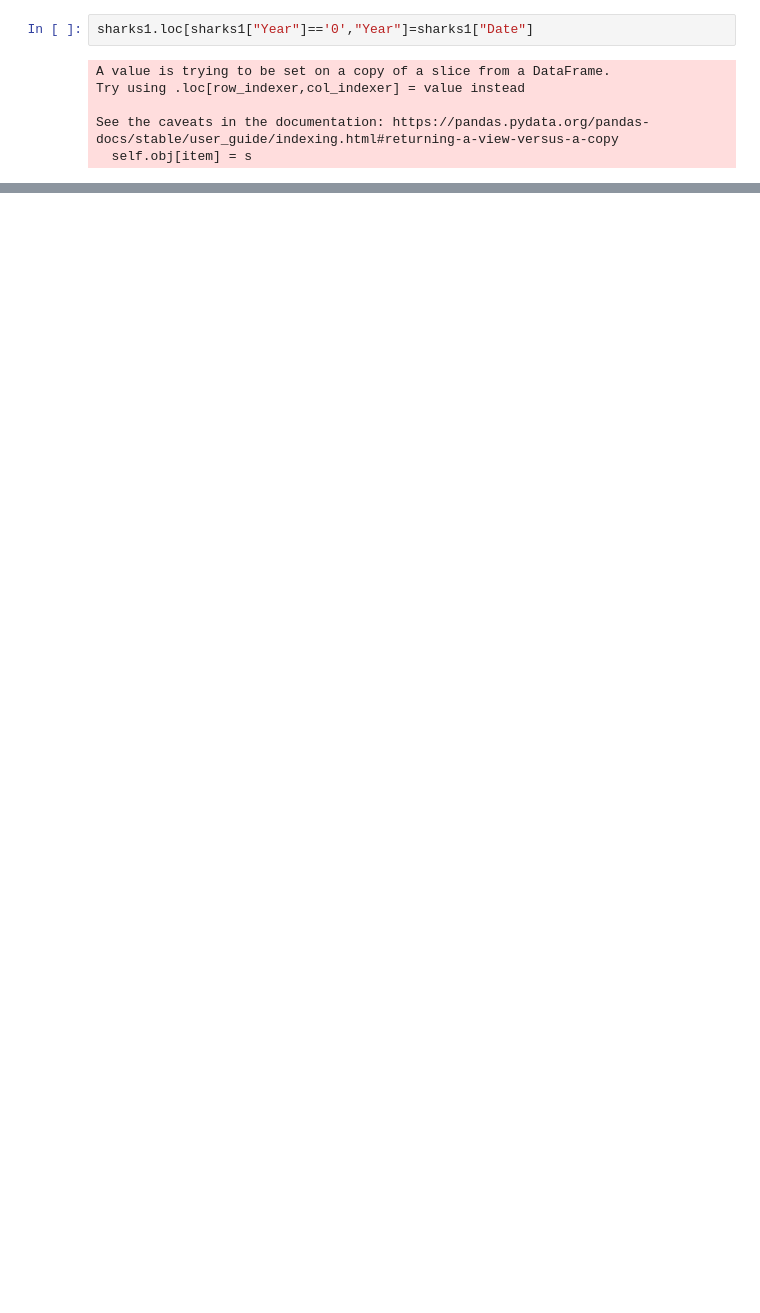
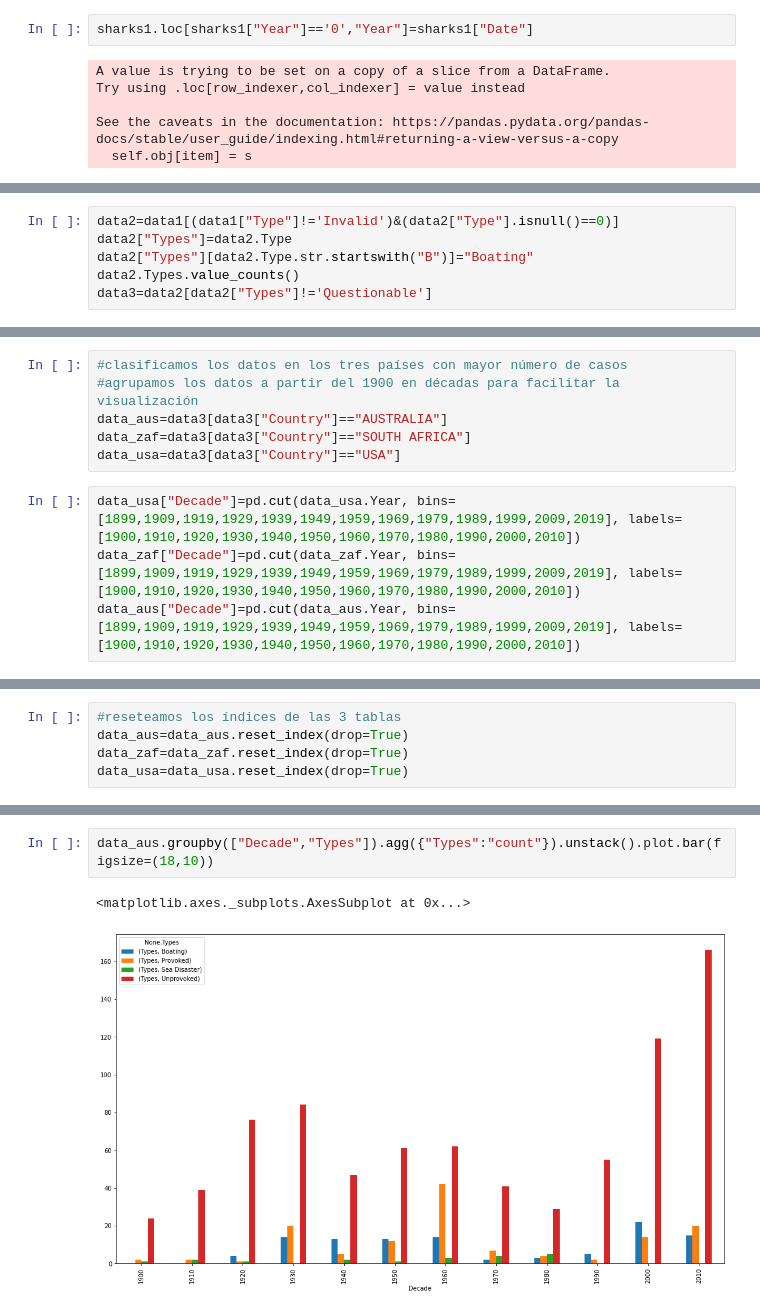
Before and after one commit to sofiavpuebla/sharksharkieshark, a Jupyter notebook: data-wrangling.ipynb, the cells around one changed output, grey strips where cells are left out. Saved outputs shown, nothing was run; the diff lists cells and outputs as text; blank space fills up the shorter version.

```diff
--- a/data-wrangling.ipynb
+++ b/data-wrangling.ipynb
@@ -264,0 +94,6 @@ shark_years
+# %%
+data2=data1[(data1["Type"]!='Invalid')&(data2["Type"].isnull()==0)]
+data2["Types"]=data2.Type
+data2["Types"][data2.Type.str.startswith("B")]="Boating"
+data2.Types.value_counts()
+data3=data2[data2["Types"]!='Questionable']
@@ -264,0 +110,10 @@ shark_years
+# %%
+#clasificamos los datos en los tres países con mayor número de casos
+#agrupamos los datos a partir del 1900 en décadas para facilitar la visualización
+data_aus=data3[data3["Country"]=="AUSTRALIA"]
+data_zaf=data3[data3["Country"]=="SOUTH AFRICA"]
+data_usa=data3[data3["Country"]=="USA"]
+# %%
+data_usa["Decade"]=pd.cut(data_usa.Year, bins=[1899,1909,1919,1929,1939,1949,1959,1969,1979,1989,1999,2009,2019], labels=[1900,1910,1920,1930,1940,1950,1960,1970,1980,1990,2000,2010])
+data_zaf["Decade"]=pd.cut(data_zaf.Year, bins=[1899,1909,1919,1929,1939,1949,1959,1969,1979,1989,1999,2009,2019], labels=[1900,1910,1920,1930,1940,1950,1960,1970,1980,1990,2000,2010])
+data_aus["Decade"]=pd.cut(data_aus.Year, bins=[1899,1909,1919,1929,1939,1949,1959,1969,1979,1989,1999,2009,2019], labels=[1900,1910,1920,1930,1940,1950,1960,1970,1980,1990,2000,2010])
@@ -264,0 +136,5 @@ shark_years
+# %%
+#reseteamos los índices de las 3 tablas
+data_aus=data_aus.reset_index(drop=True)
+data_zaf=data_zaf.reset_index(drop=True)
+data_usa=data_usa.reset_index(drop=True)
@@ -264,0 +152,5 @@ shark_years
+# %%
+data_aus.groupby(["Decade","Types"]).agg({"Types":"count"}).unstack().plot.bar(figsize=(18,10))
+# %% [output]
+<matplotlib.axes._subplots.AxesSubplot at 0x...>
+[figure, added]
```
Also changed, not shown: parts of 40 cells of this notebook, 6 other files.
